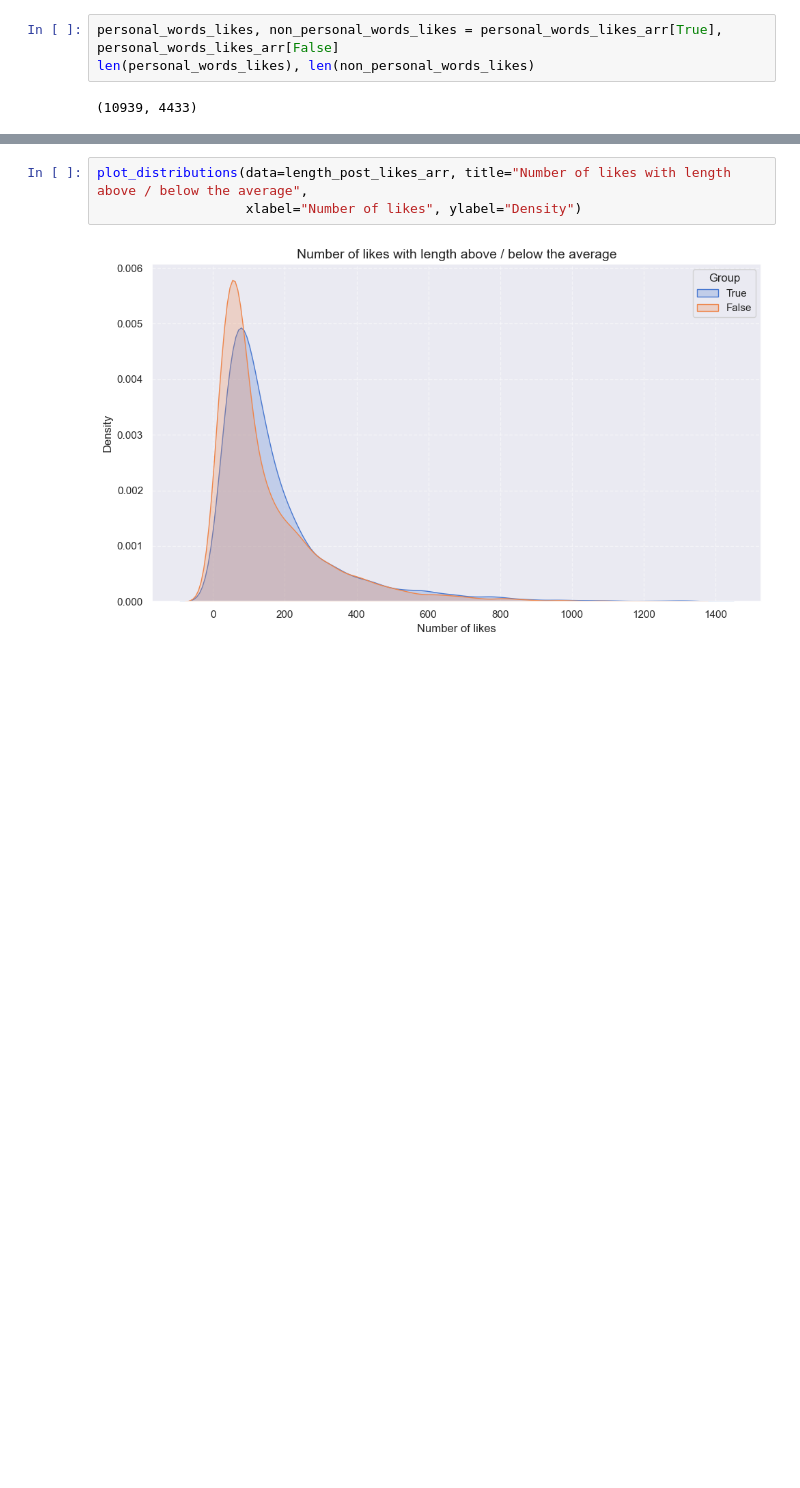
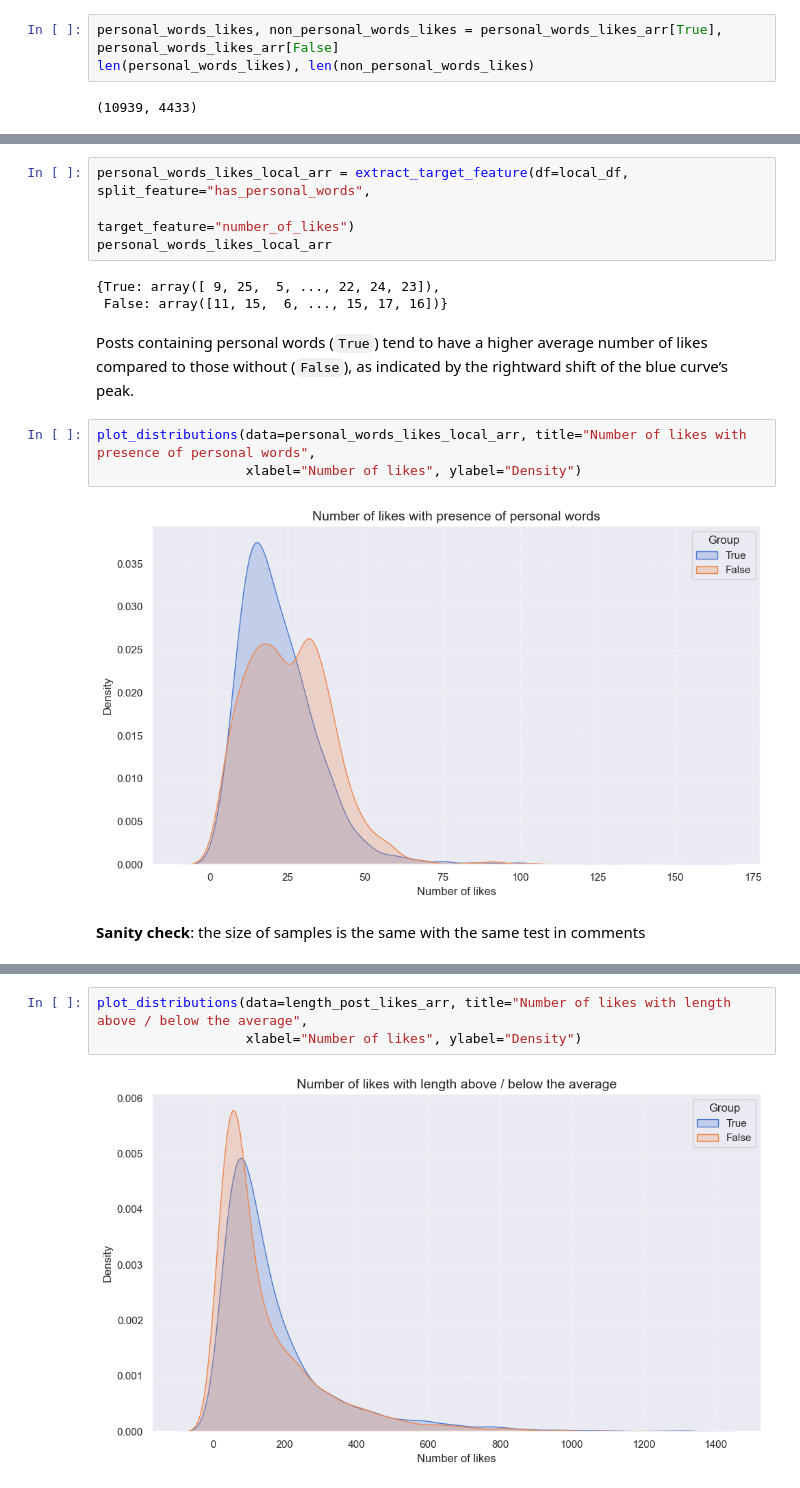
Before and after one commit to semwett0301/dms-hypothesis-testing, a Jupyter notebook: final_analysis.ipynb, the cells around one changed output, grey strips where cells are left out. Drawn from its saved outputs; the diff is of its cells as text; blank space fills up the shorter version.

```diff
--- a/final_analysis.ipynb
+++ b/final_analysis.ipynb
@@ -1963,0 +2166,16 @@ H0 was not rejected
+# %%
+personal_words_likes_local_arr = extract_target_feature(df=local_df, split_feature="has_personal_words",
+                                                        target_feature="number_of_likes")
+personal_words_likes_local_arr
+# %% [output]
+{True: array([ 9, 25,  5, ..., 22, 24, 23]),
+ False: array([11, 15,  6, ..., 15, 17, 16])}
+# %% [markdown]
+Posts containing personal words (`True`) tend to have a higher average number of likes compared to those without (`False`), as indicated by the rightward shift of the blue curve’s peak.
+# %%
+plot_distributions(data=personal_words_likes_local_arr, title="Number of likes with presence of personal words",
+                   xlabel="Number of likes", ylabel="Density")
+# %% [output]
+[figure, added]
+# %% [markdown]
+**Sanity check**: the size of samples is the same with the same test in comments
```
Also changed, not shown: parts of 171 cells of this notebook, 5 other files.
